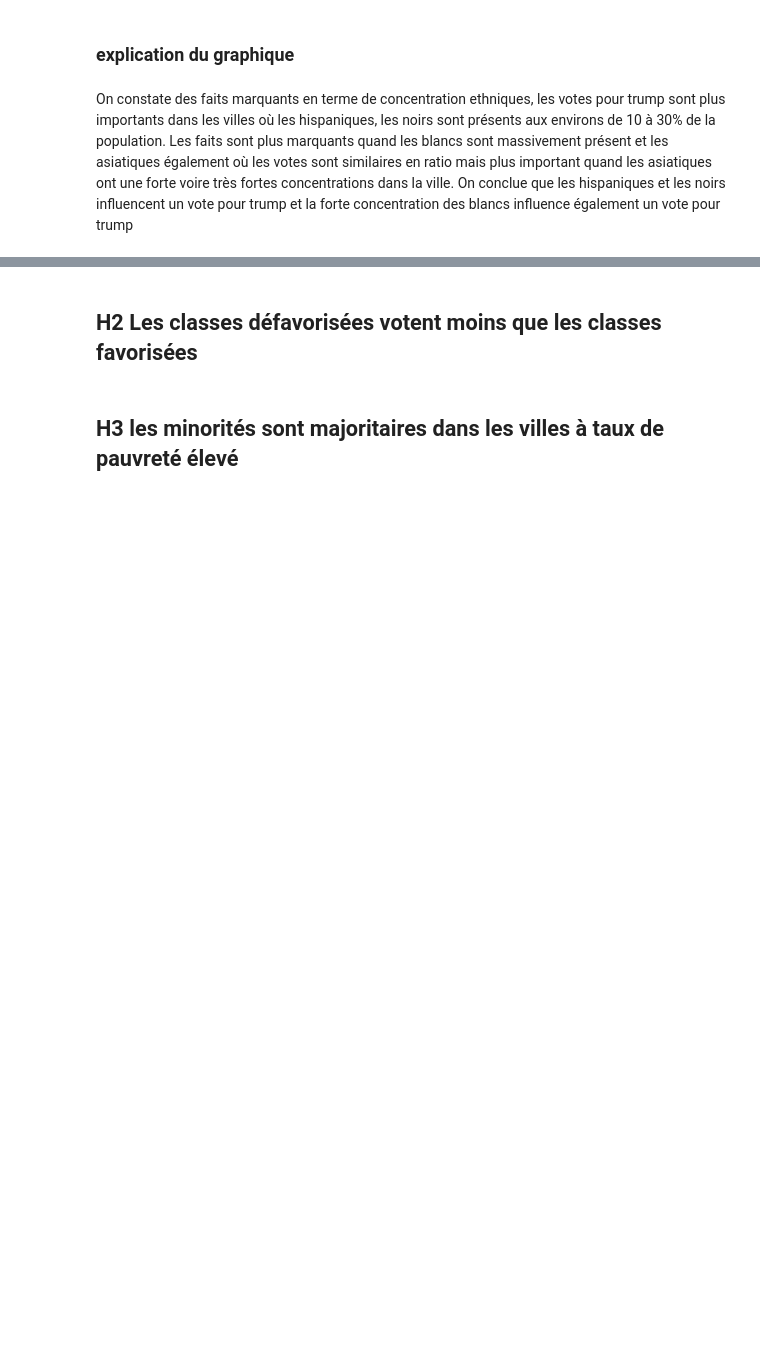
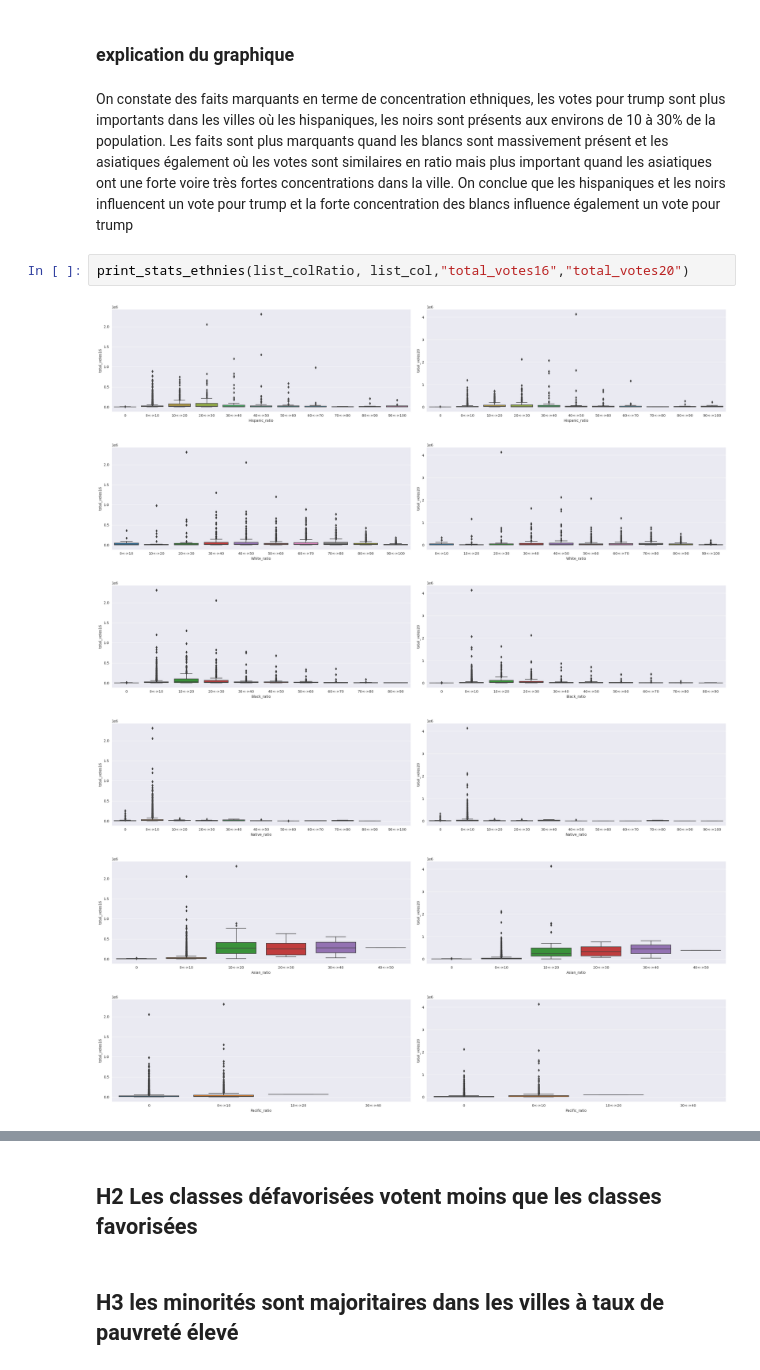
Before and after one commit to XDEBUF/covid_social_poll, a Jupyter notebook: covid inference.ipynb, the cells around one changed output, grey strips where cells are left out. Saved outputs shown, nothing was run; the diff lists cells and outputs as text; blank space fills up the shorter version.

```diff
--- a/covid inference.ipynb
+++ b/covid inference.ipynb
@@ -301,6 +298,15 @@ print_stats_ethnies(list_colRatio, list_ethnies)
 ### explication du graphique
 # %% [markdown]
 On constate des faits marquants en terme de concentration ethniques, les votes pour trump sont plus importants dans les villes où les hispaniques, les noirs sont présents aux environs de 10 à 30% de la population. Les faits sont plus marquants quand les blancs sont massivement présent et les asiatiques également où les votes sont similaires en ratio mais plus important quand les asiatiques ont une forte voire très fortes concentrations dans la ville. On conclue que les hispaniques et les noirs influencent un vote pour trump et la forte concentration des blancs influence également un vote pour trump
+# %%
+print_stats_ethnies(list_colRatio, list_col,"total_votes16","total_votes20")
+# %% [output]
+[figure, added]
+[figure, added]
+[figure, added]
+[figure, added]
+[figure, added]
+[figure, added]
 # %%
 plt.figure(figsize=(25, 10), layout='constrained')
 # %% [output]
```
Also changed, not shown: parts of 11 cells of this notebook.
